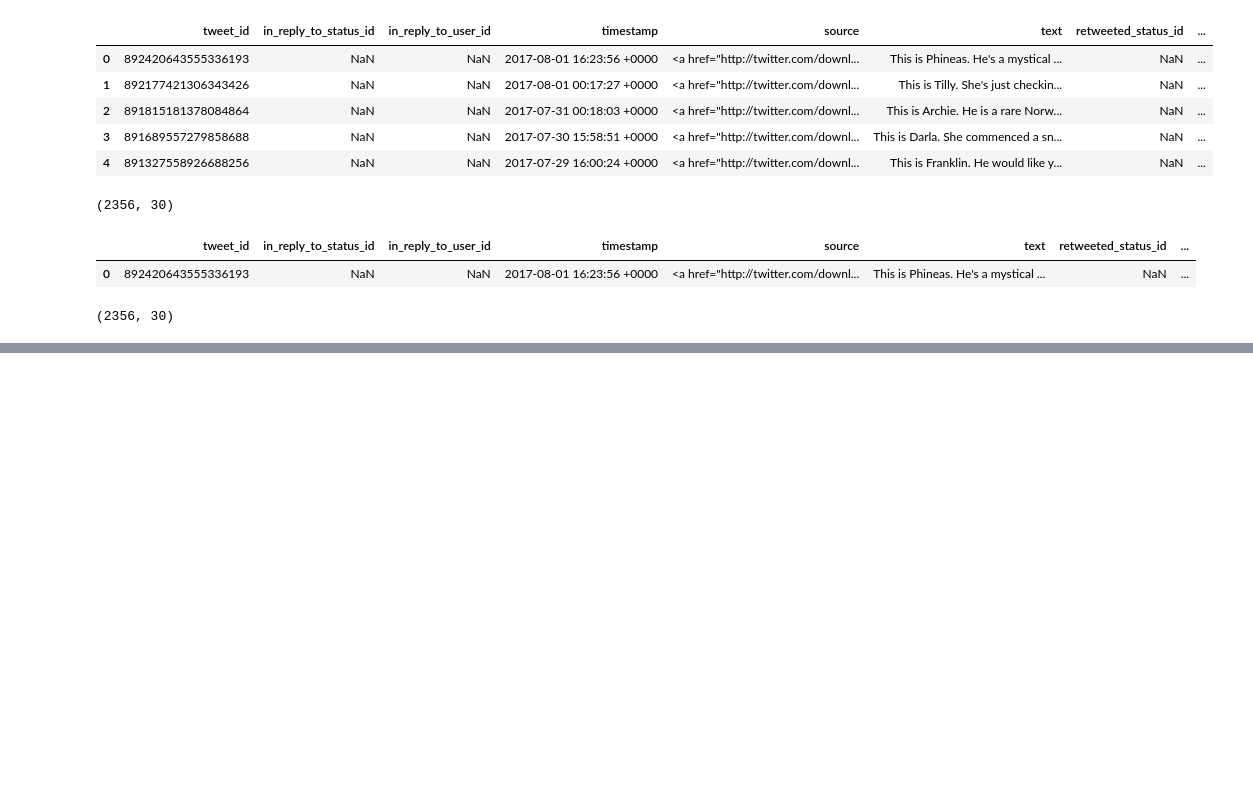
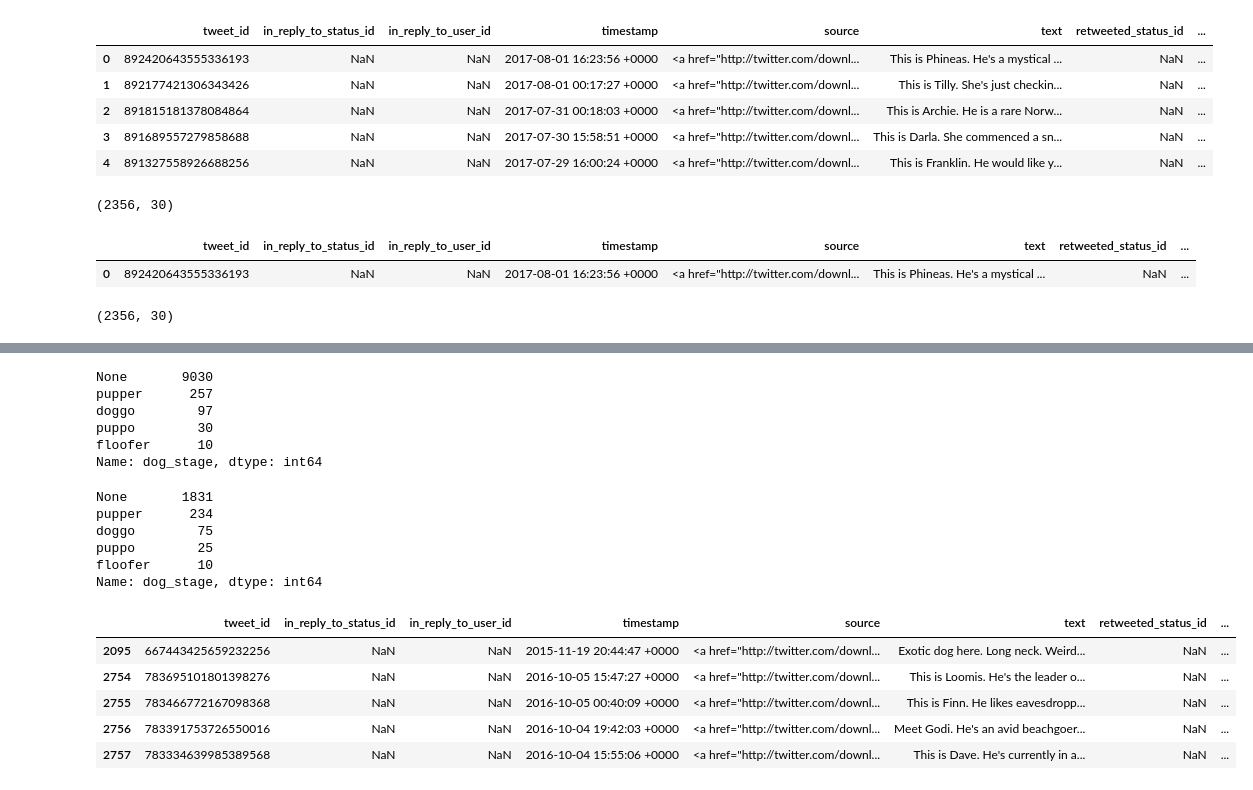
Before and after one commit to mozaini/data-wrnagling-prject, a Jupyter notebook: project.ipynb, the cells around one changed output, grey strips where cells are left out. Cells and saved outputs as stored; diff of their text form; code cells hidden in the pictures; blank space fills up the shorter version.

Commit message:
melt the dog stages columns into one columns

```diff
--- a/project.ipynb
+++ b/project.ipynb
@@ -539,0 +591,9 @@ True
+# %%
+master_copy.dog_stage.value_counts()
+# %% [output]
+None       9030
+pupper      257
+doggo        97
+puppo        30
+floofer      10
+Name: dog_stage, dtype: int64
@@ -539,0 +602,19 @@ True
+# %%
+master_copy = m.sort_values('dog_stage').drop_duplicates('tweet_id', keep = 'last')
+m.dog_stage.value_counts()
+# %% [output]
+None       1831
+pupper      234
+doggo        75
+puppo        25
+floofer      10
+Name: dog_stage, dtype: int64
+# %%
+m.head()
+# %% [output]
+|  | tweet_id | in_reply_to_status_id | in_reply_to_user_id | timestamp | source | text | retweeted_status_id | ... |
+| 2095 | 667443425659232256 | NaN | NaN | 2015-11-19 20:44:47 +0000 | <a href="http://twitter.com/downl... | Exotic dog here. Long neck. Weird... | NaN | ... |
+| 2754 | 783695101801398276 | NaN | NaN | 2016-10-05 15:47:27 +0000 | <a href="http://twitter.com/downl... | This is Loomis. He's the leader o... | NaN | ... |
+| 2755 | 783466772167098368 | NaN | NaN | 2016-10-05 00:40:09 +0000 | <a href="http://twitter.com/downl... | This is Finn. He likes eavesdropp... | NaN | ... |
+| 2756 | 783391753726550016 | NaN | NaN | 2016-10-04 19:42:03 +0000 | <a href="http://twitter.com/downl... | Meet Godi. He's an avid beachgoer... | NaN | ... |
+| 2757 | 783334639985389568 | NaN | NaN | 2016-10-04 15:55:06 +0000 | <a href="http://twitter.com/downl... | This is Dave. He's currently in a... | NaN | ... |
```
Also changed, not shown: parts of 48 cells of this notebook.
